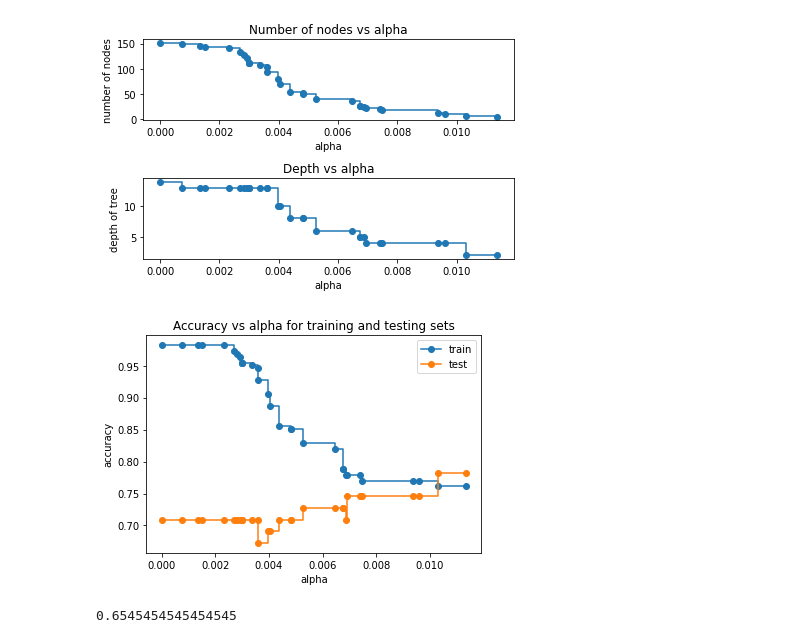
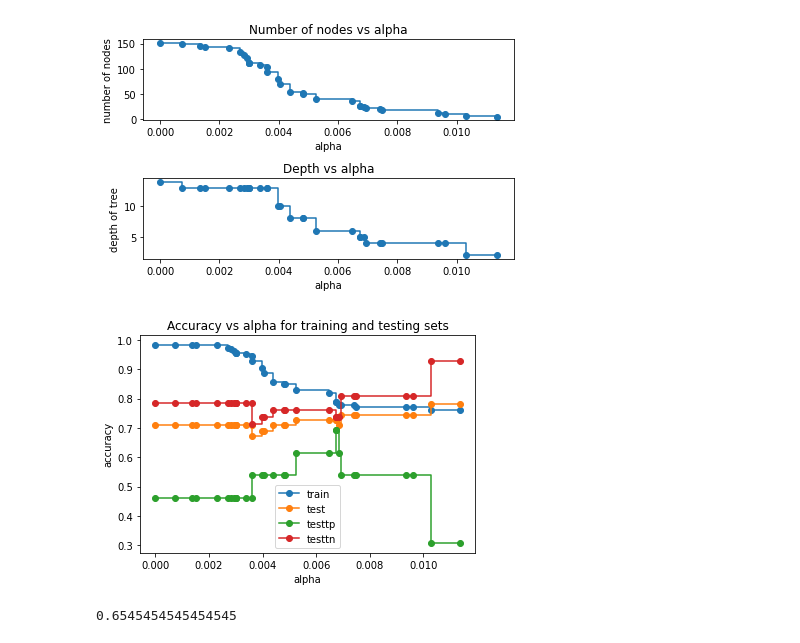
Before and after one commit to marceltransier/datamining-vt21-lab2, a Jupyter notebook: lab2.ipynb, the cells around one changed output. Cells and saved outputs as stored; diff of their text form; code cells hidden in the pictures.

Commit message:
Consider TN and TP for alpha

```diff
--- a/lab2.ipynb
+++ b/lab2.ipynb
@@ -194,20 +194,32 @@ fig.tight_layout()
 # %%
 # score the different alphas and plot the train- and testscores
 train_scores = [clf.score(X_training, Y_training) for clf in clfs]
 test_scores = [clf.score(X_test, Y_test) for clf in clfs]
+
+def calc_cm(clf, X, Y_true):
+    Y_pred = clf.predict(X)
+    return sk.metrics.confusion_matrix(Y_true, Y_pred, normalize='true')
+
+
+test_tp = [calc_cm(clf, X_test, Y_test)[0][0] for clf in clfs]
+test_tn = [calc_cm(clf, X_test, Y_test)[1][1] for clf in clfs]
 
 fig, ax = plt.subplots()
 ax.set_xlabel("alpha")
 ax.set_ylabel("accuracy")
 ax.set_title("Accuracy vs alpha for training and testing sets")
 ax.plot(ccp_alphas, train_scores, marker='o', label="train",
         drawstyle="steps-post")
 ax.plot(ccp_alphas, test_scores, marker='o', label="test",
         drawstyle="steps-post")
+ax.plot(ccp_alphas, test_tp, marker='o', label="testtp",
+        drawstyle="steps-post")
+ax.plot(ccp_alphas, test_tn, marker='o', label="testtn",
+        drawstyle="steps-post")
 ax.legend()
 plt.show()
 # %% [output]
-[figure, old version]
+[figure, new version]
 # %%
 #without age
 X_training_age= X_training[X_training.columns.difference(['age'])]
```
